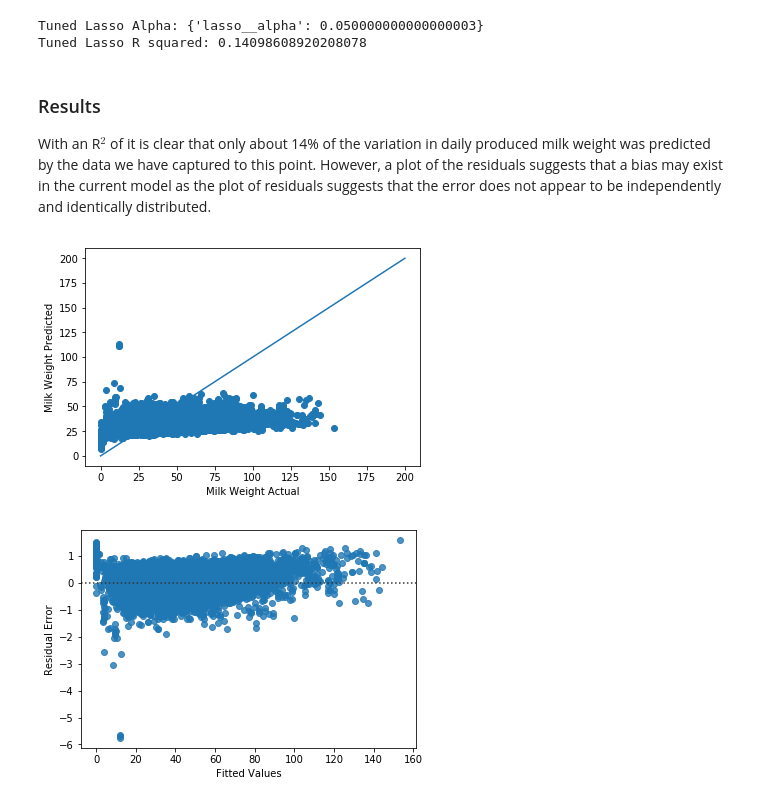
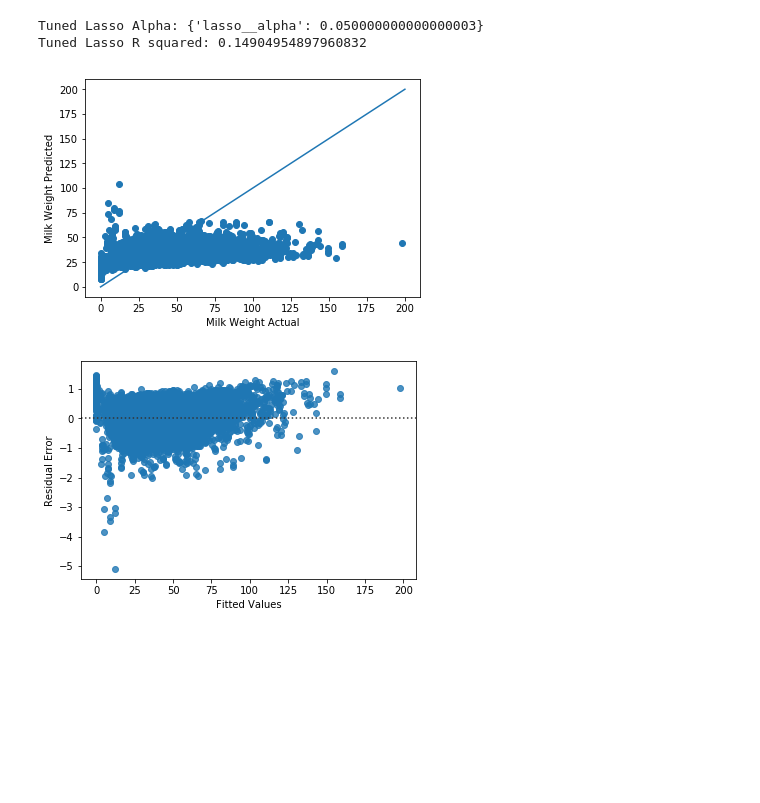
Before and after one commit to falaktheoptimist/happy-cows, a Jupyter notebook: notebooks/scratchpad_regression.ipynb, the cells around one changed output. Saved outputs shown, nothing was run; the diff lists cells and outputs as text; code cells hidden in the pictures; blank space fills up the shorter version.

```diff
--- a/notebooks/scratchpad_regression.ipynb
+++ b/notebooks/scratchpad_regression.ipynb
@@ -14,14 +14,16 @@ def retrieve_data():
         milk = pd.read_sql_table('milk_volume', con)
         weather = pd.read_sql_table('weather', con)
         score = pd.read_sql_table('classification', con)
-    return milk, weather, score
+        genetics = pd.read_sql_table('genetics', con)
+    return milk, weather, score, genetics
 
-def merge_data(milk, weather, score):
+def merge_data(milk, weather, score, genetics):
     milk.reset_index()
     weather.reset_index()
     score.reset_index()
     m = pd.merge(left=milk, right=weather, left_on='date', right_on='date')
     m = pd.merge(left=m, right=score, left_on='animal_id', right_on='animal_id')
+    m = pd.merge(left=m, right=genetics, left_on='animal_id', right_on='animal_id')
     m = m.reset_index()
     return m
 
@@ -35,7 +37,9 @@ def select_features(data):
                        'teat_length', 'udder_tilt', 'body_condition', 'front_end_capacity_aggregate',
                        'dairy_strength_aggregate', 'rump_aggregate', 'feet_and_legs_aggregate',
                        'udder_score_aggregate', 'final_score', 'breed_age_average', 'category']
-    features = milk_features + weather_features + score_features
+    genetics_features = ['milk', 'ctpi']
+
+    features = milk_features + weather_features + score_features + genetics_features
 
     for col in ['category']:
         data[col] = data[col].astype('category')
@@ -46,8 +50,8 @@ def select_features(data):
     return pd.get_dummies(data[features].dropna(axis=0, how='any'))
 
 def get_data():
-    milk, weather, score = retrieve_data()
-    data = merge_data(milk, weather, score)
+    milk, weather, score, genetics = retrieve_data()
+    data = merge_data(milk, weather, score, genetics)
     return select_features(data)
 # %%
 data = get_data()
@@ -55,6 +65,22 @@ data.sample(3)
 # %%
 y = data['milk_weight']
 X = data.drop(labels=['milk_weight'], axis=1)
+# %%
+def plot_model_scatter_plot(y_test, y_pred):
+
+    plt.scatter(y_test, y_pred)
+    plt.plot([0,200],[0,200])
+    plt.xlabel('Milk Weight Actual')
+    plt.ylabel('Milk Weight Predicted')
+    plt.show()
+
+    residuals = (np.subtract(y_test, y_pred))
+    normed_residuals = residuals / y_test.std()
+
+    sns.residplot(y=normed_residuals, x=y_test)
+    plt.ylabel('Residual Error')
+    plt.xlabel('Fitted Values')
+    plt.show()
 # %%
 from sklearn.preprocessing import Imputer
 from sklearn.pipeline import Pipeline
@@ -65,51 +91,32 @@ from sklearn.model_selection import train_test_split
 # %%
 # Setup the pipeline steps: steps
 steps = [('imputation', Imputer(missing_values='NaN', strategy='median', axis=0)),
          ('lasso', Lasso())]
 
 # Create the pipeline: pipeline
 pipeline = Pipeline(steps)
 
 # Specify the hyperparameter space
 parameters = {'lasso__alpha':np.arange(0.05, 1.0, 0.05)}
 
 # Create train and test sets
 X_train, X_test, y_train, y_test = train_test_split(X, y, test_size=0.4, random_state=42)
 
 # Create the GridSearchCV object: gm_cv
 m_cv = GridSearchCV(pipeline, cv=3, param_grid=parameters)
 
 # Fit to the training set
 m_cv.fit(X_train, y_train)
 
 # Compute and print the metrics
 r2 = m_cv.score(X_test, y_test)
 print("Tuned Lasso Alpha: {}".format(m_cv.best_params_))
 print("Tuned Lasso R squared: {}".format(r2))
 
 y_pred = m_cv.predict(X_test)
+plot_model_scatter_plot(y_test, y_pred)
 # %% [output]
 Tuned Lasso Alpha: {'lasso__alpha': 0.050000000000000003}
-Tuned Lasso R squared: 0.14098608920208078
+Tuned Lasso R squared: 0.14904954897960832
+[figure, added]
+[figure, added]
-# %% [markdown]
-### Results
-
-With an R$^2$ of it is clear that only about 14% of the variation in daily produced milk weight was predicted by the data we have captured to this point.  However, a plot of the residuals suggests that a bias may exist in the current model as the plot of residuals suggests that the error does not appear to be independently and identically distributed.
-# %%
-plt.scatter(y_test, y_pred)
-plt.plot([0,200],[0,200])
-plt.xlabel('Milk Weight Actual')
-plt.ylabel('Milk Weight Predicted')
-plt.show()
-# %% [output]
-[figure, removed]
-# %%
-residuals = (np.subtract(y_test, y_pred))
-normed_residuals = residuals / y_test.std()
-
-sns.residplot(y=normed_residuals, x=y_test)
-plt.ylabel('Residual Error')
-plt.xlabel('Fitted Values')
-plt.show()
-# %% [output]
-[figure, removed]
```
Also changed, not shown: parts of 3 cells of this notebook, 1 other file.
